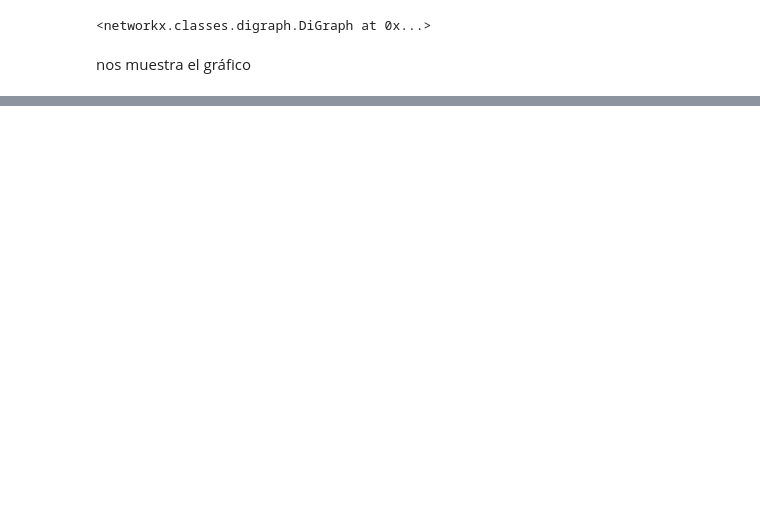
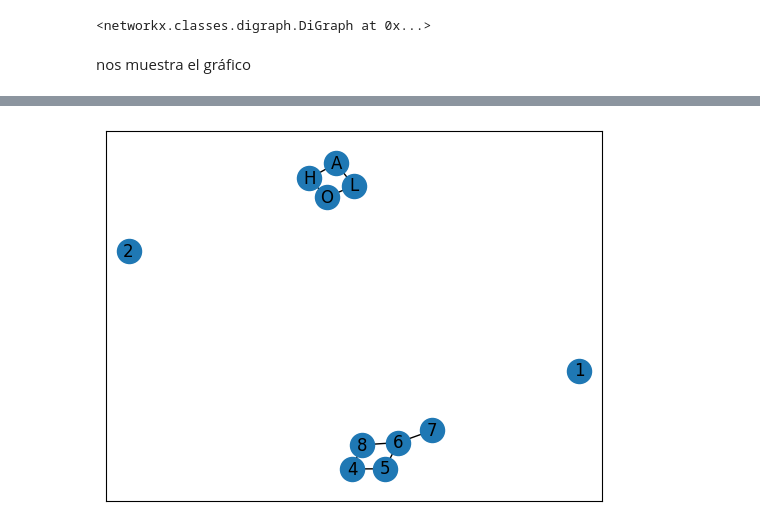
Before and after one commit to VilchisKarla/Investigacion-de-Operaciones, a Jupyter notebook: ModeloRedes.ipynb, the cells around one changed output, grey strips where cells are left out. Saved outputs shown, nothing was run; the diff lists cells and outputs as text; code cells hidden in the pictures; blank space fills up the shorter version.

```diff
--- a/ModeloRedes.ipynb
+++ b/ModeloRedes.ipynb
@@ -31,0 +58,5 @@ nos muestra el gráfico
+# %%
+#en este al ser no dirigido el grafico solo mostrara los arcos como lineas basicas
+nx.draw_networkx(H)
+# %% [output]
+[figure, added]
```
Also changed, not shown: parts of 75 cells of this notebook.
